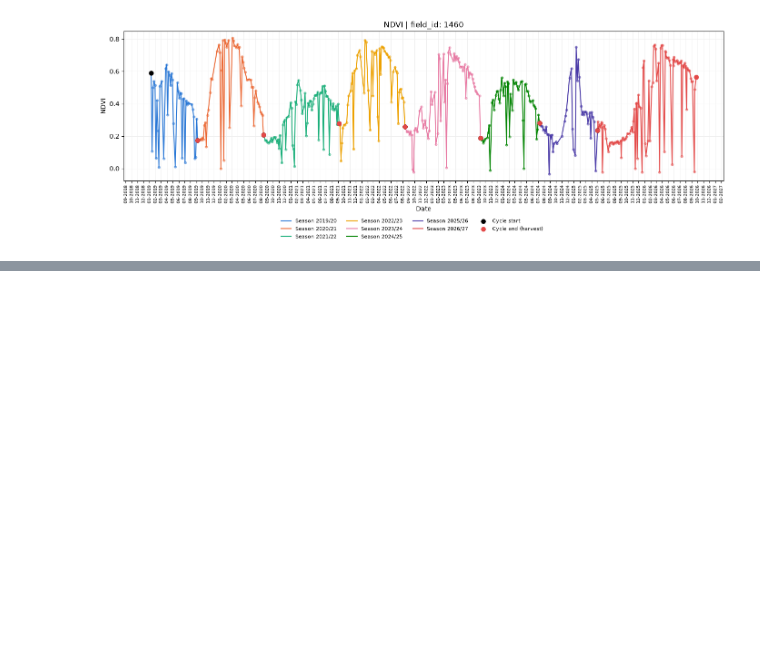
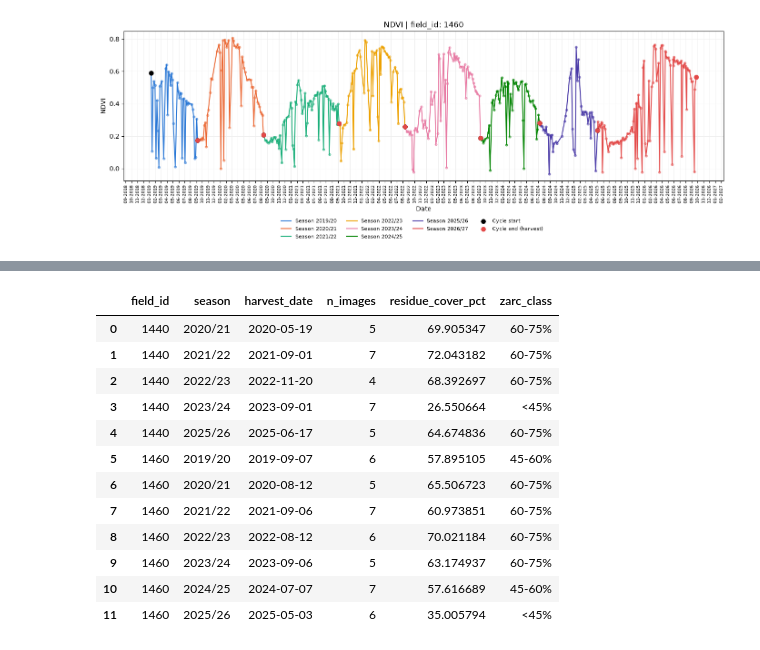
Before and after one commit to jfontenelli/cane_cycle, a Jupyter notebook: notebooks/vegetation_index.ipynb, the cells around one changed output, grey strips where cells are left out. Cells and saved outputs as stored; diff of their text form; code cells hidden in the pictures; blank space fills up the shorter version.

```diff
--- a/notebooks/vegetation_index.ipynb
+++ b/notebooks/vegetation_index.ipynb
@@ -12,6 +12,7 @@ FIELDS_TO_PLOT = [1440, 1460]  # one figure per field
 NDVI_THRESHOLD = 0.30  # NDVI at or below this means no live canopy
 SEASON_START_MONTH = 4  # crop year opens here: 4 = sugarcane, 9 = grains
 SEASON_START_DAY = 1
+RESIDUE_WINDOW = 30  # days after a harvest over which straw cover is summarised
 SHOW_HARVESTS = True  # mark harvest dates with a red asterisk
 SAVE_FIGURES = True
 # %%
@@ -21,7 +22,12 @@ import matplotlib.pyplot as plt
 
 from cane_cycle.harvest import build_seasons, detect_harvests
 from cane_cycle.io import load_s2_csv
-from cane_cycle.plotting import plot_index_timeseries, plot_seasons_timeseries
+from cane_cycle.plotting import (
+    plot_index_timeseries,
+    plot_seasons_timeseries,
+    plot_surface_timeseries,
+)
+from cane_cycle.residue import classify_surface, summarize_residue
 from cane_cycle.vegetation_indices import add_indices
 
 # Works whether this runs from the project root or from notebooks/.
@@ -30,6 +36,7 @@ RAW_FILE = PROJECT_DIR / "data" / "raw" / "fields_example_s2.csv"
 INDICES_FILE = PROJECT_DIR / "data" / "processed" / "s2_indices.csv"
 HARVEST_FILE = PROJECT_DIR / "data" / "processed" / "harvest_dates.csv"
 SEASONS_FILE = PROJECT_DIR / "data" / "processed" / "seasons.csv"
+RESIDUE_FILE = PROJECT_DIR / "data" / "processed" / "residue_cover.csv"
 FIGURES_DIR = PROJECT_DIR / "figures"
 # %%
 df = load_s2_csv(RAW_FILE)
@@ -146,0 +162,20 @@ for field_id in FIELDS_TO_PLOT:
+# %%
+df = classify_surface(df)
+
+residue = summarize_residue(df, harvests, window_days=RESIDUE_WINDOW)
+residue.to_csv(RESIDUE_FILE, index=False)
+residue
+# %% [output]
+|  | field_id | season | harvest_date | n_images | residue_cover_pct | zarc_class |
+| 0 | 1440 | 2020/21 | 2020-05-19 | 5 | 69.905347 | 60-75% |
+| 1 | 1440 | 2021/22 | 2021-09-01 | 7 | 72.043182 | 60-75% |
+| 2 | 1440 | 2022/23 | 2022-11-20 | 4 | 68.392697 | 60-75% |
+| 3 | 1440 | 2023/24 | 2023-09-01 | 7 | 26.550664 | <45% |
+| 4 | 1440 | 2025/26 | 2025-06-17 | 5 | 64.674836 | 60-75% |
+| 5 | 1460 | 2019/20 | 2019-09-07 | 6 | 57.895105 | 45-60% |
+| 6 | 1460 | 2020/21 | 2020-08-12 | 5 | 65.506723 | 60-75% |
+| 7 | 1460 | 2021/22 | 2021-09-06 | 7 | 60.973851 | 60-75% |
+| 8 | 1460 | 2022/23 | 2022-08-12 | 6 | 70.021184 | 60-75% |
+| 9 | 1460 | 2023/24 | 2023-09-06 | 5 | 63.174937 | 60-75% |
+| 10 | 1460 | 2024/25 | 2024-07-07 | 7 | 57.616689 | 45-60% |
+| 11 | 1460 | 2025/26 | 2025-05-03 | 6 | 35.005794 | <45% |
```
Also changed, not shown: parts of 3 cells of this notebook, 4 other files.
